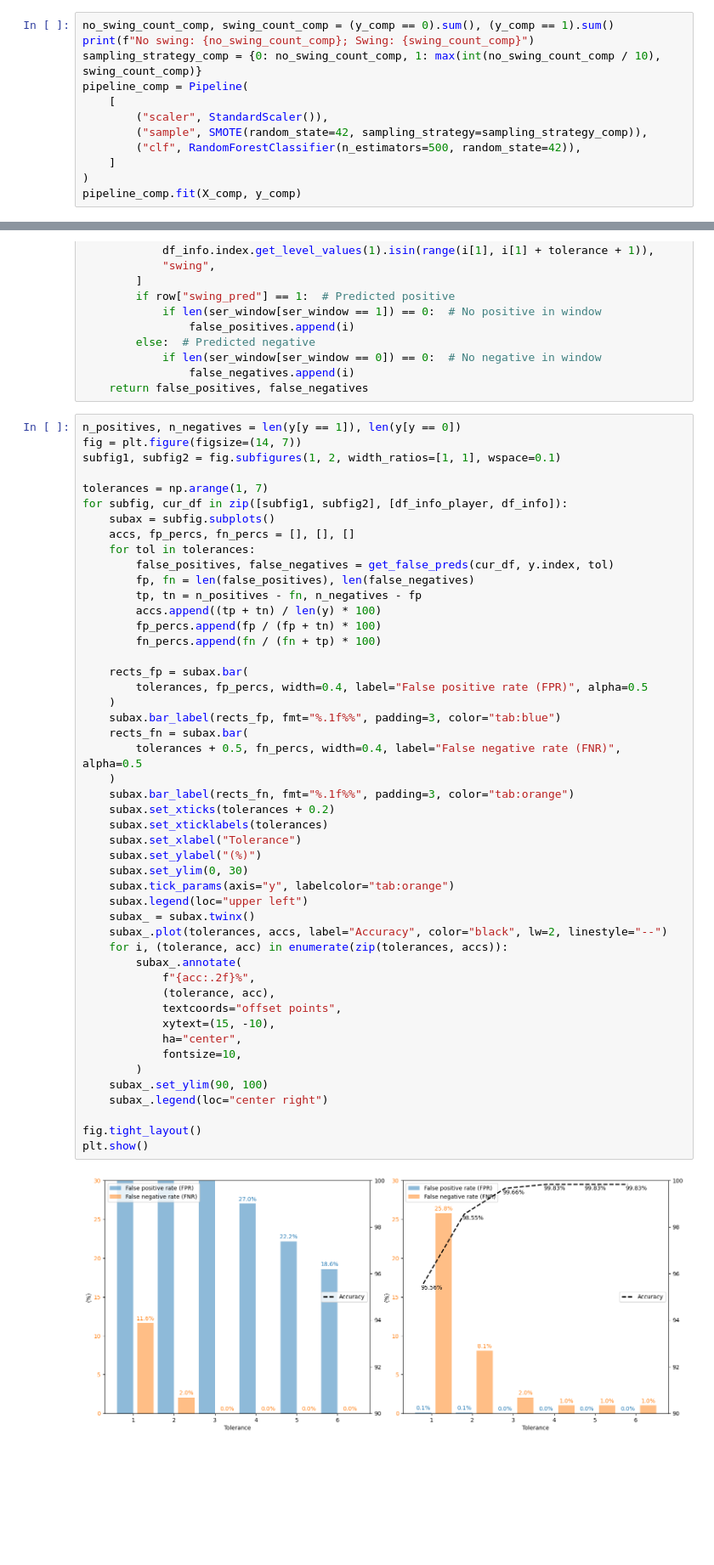
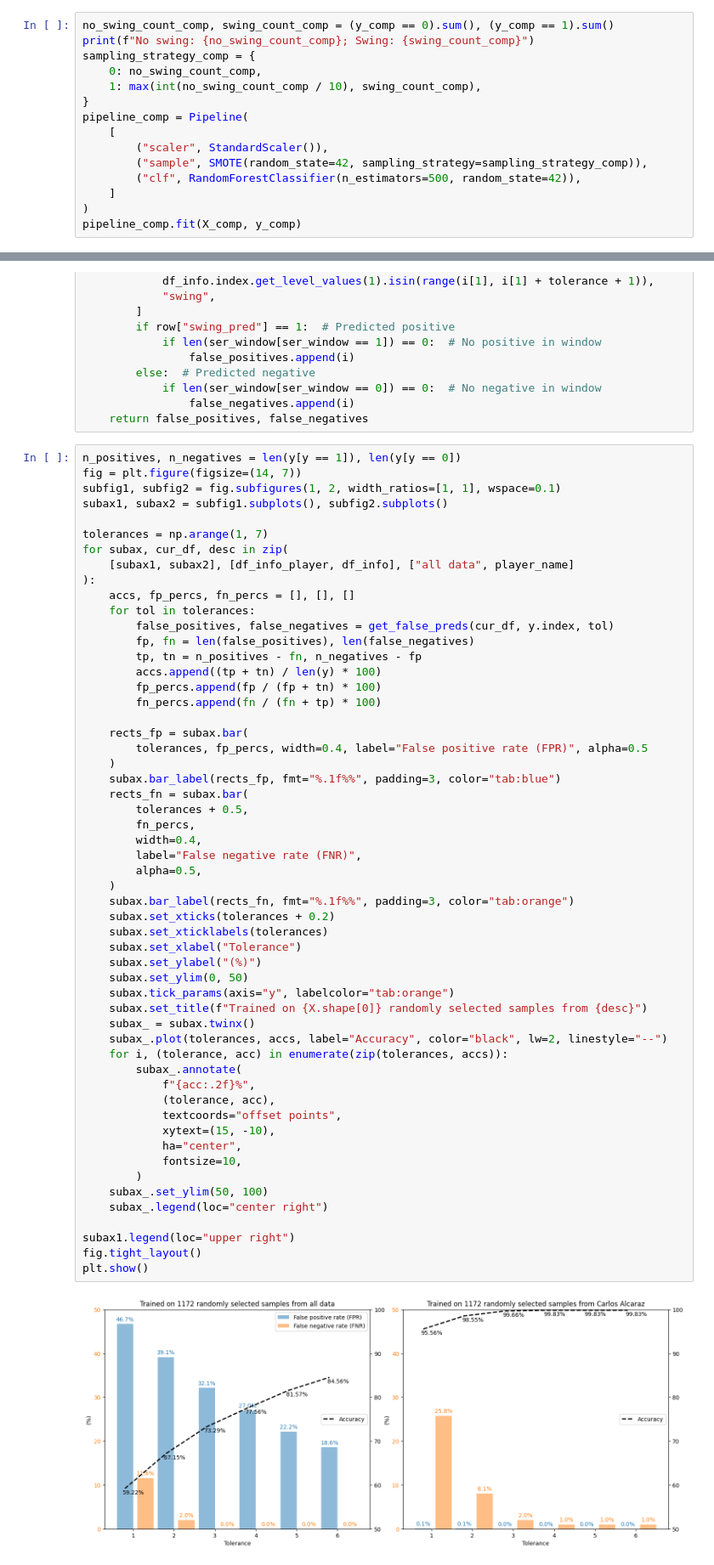
Before and after one commit to Charlie-XIAO/MCM24-xzz, a Jupyter notebook: q3-3.ipynb, the cells around one changed output, grey strips where cells are left out. Shown at 85% size. Cells and saved outputs as stored; diff of their text form; blank space fills up the shorter version.

```diff
--- a/q3-3.ipynb
+++ b/q3-3.ipynb
@@ -399,7 +401,10 @@ X_comp.shape, y_comp.shape
 # %%
 no_swing_count_comp, swing_count_comp = (y_comp == 0).sum(), (y_comp == 1).sum()
 print(f"No swing: {no_swing_count_comp}; Swing: {swing_count_comp}")
-sampling_strategy_comp = {0: no_swing_count_comp, 1: max(int(no_swing_count_comp / 10), swing_count_comp)}
+sampling_strategy_comp = {
+    0: no_swing_count_comp,
+    1: max(int(no_swing_count_comp / 10), swing_count_comp),
+}
 pipeline_comp = Pipeline(
     [
         ("scaler", StandardScaler()),
@@ -455,10 +462,12 @@ def get_false_preds(df_info, indices, tolerance):
 n_positives, n_negatives = len(y[y == 1]), len(y[y == 0])
 fig = plt.figure(figsize=(14, 7))
 subfig1, subfig2 = fig.subfigures(1, 2, width_ratios=[1, 1], wspace=0.1)
+subax1, subax2 = subfig1.subplots(), subfig2.subplots()
 
 tolerances = np.arange(1, 7)
-for subfig, cur_df in zip([subfig1, subfig2], [df_info_player, df_info]):
-    subax = subfig.subplots()
+for subax, cur_df, desc in zip(
+    [subax1, subax2], [df_info_player, df_info], ["all data", player_name]
+):
     accs, fp_percs, fn_percs = [], [], []
     for tol in tolerances:
         false_positives, false_negatives = get_false_preds(cur_df, y.index, tol)
@@ -469,35 +478,40 @@ for subfig, cur_df in zip([subfig1, subfig2], [df_info_player, df_info]):
         fn_percs.append(fn / (fn + tp) * 100)
 
     rects_fp = subax.bar(
         tolerances, fp_percs, width=0.4, label="False positive rate (FPR)", alpha=0.5
     )
     subax.bar_label(rects_fp, fmt="%.1f%%", padding=3, color="tab:blue")
     rects_fn = subax.bar(
-        tolerances + 0.5, fn_percs, width=0.4, label="False negative rate (FNR)", alpha=0.5
+        tolerances + 0.5,
+        fn_percs,
+        width=0.4,
+        label="False negative rate (FNR)",
+        alpha=0.5,
     )
     subax.bar_label(rects_fn, fmt="%.1f%%", padding=3, color="tab:orange")
     subax.set_xticks(tolerances + 0.2)
     subax.set_xticklabels(tolerances)
     subax.set_xlabel("Tolerance")
     subax.set_ylabel("(%)")
-    subax.set_ylim(0, 30)
+    subax.set_ylim(0, 50)
     subax.tick_params(axis="y", labelcolor="tab:orange")
-    subax.legend(loc="upper left")
+    subax.set_title(f"Trained on {X.shape[0]} randomly selected samples from {desc}")
     subax_ = subax.twinx()
     subax_.plot(tolerances, accs, label="Accuracy", color="black", lw=2, linestyle="--")
     for i, (tolerance, acc) in enumerate(zip(tolerances, accs)):
         subax_.annotate(
             f"{acc:.2f}%",
             (tolerance, acc),
             textcoords="offset points",
             xytext=(15, -10),
             ha="center",
             fontsize=10,
         )
-    subax_.set_ylim(90, 100)
+    subax_.set_ylim(50, 100)
     subax_.legend(loc="center right")
 
+subax1.legend(loc="upper right")
 fig.tight_layout()
 plt.show()
 # %% [output]
-[figure, old version]
+[figure, new version]
```
Also changed, not shown: parts of 2 cells of this notebook, 5 other files.
